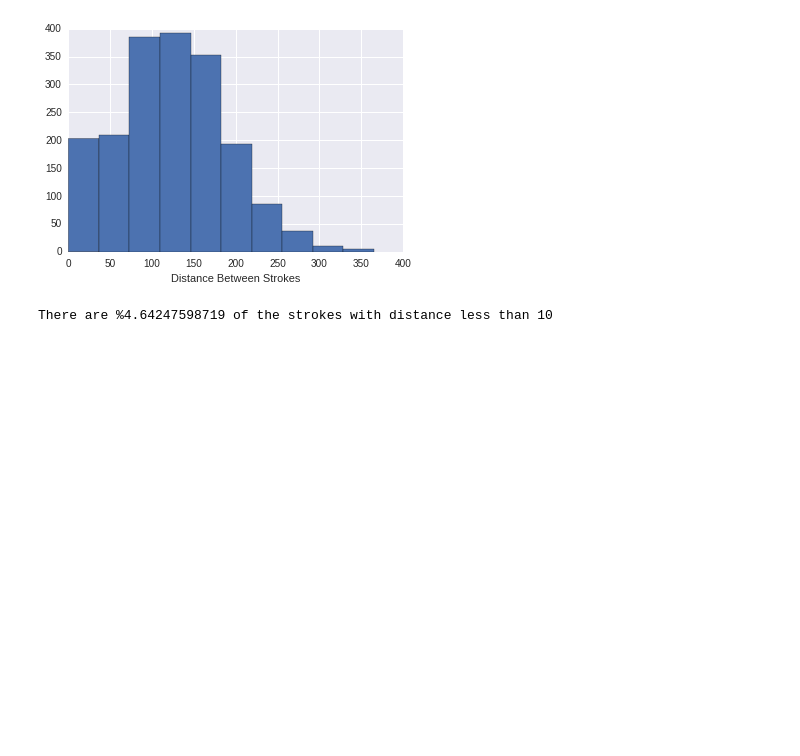
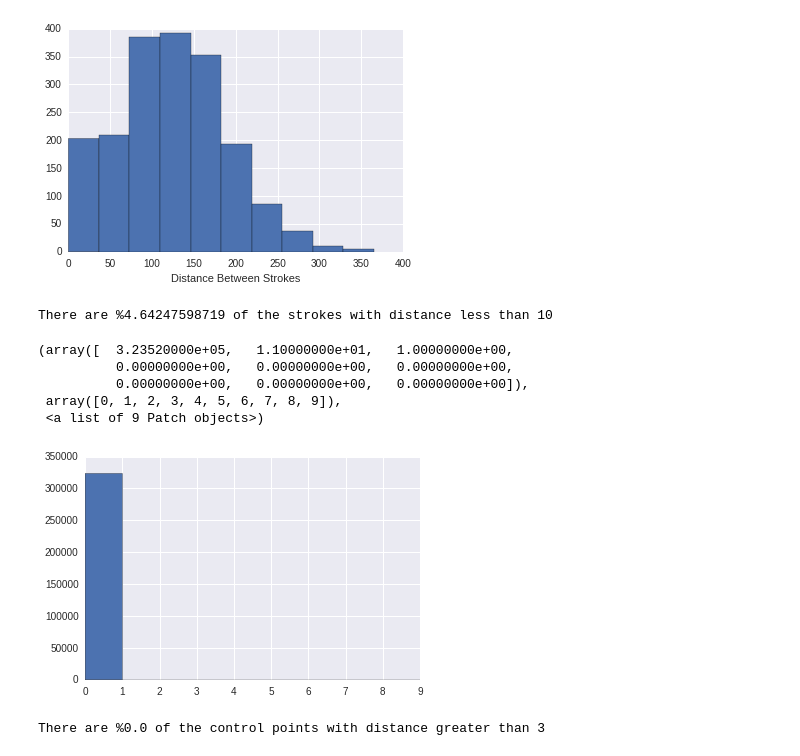
Before and after one commit to reza-asad/Hand-Writing-Recognition, a Jupyter notebook: model_evaluation/english_character_recognition.ipynb, the cells around one changed output. Cells and saved outputs as stored; diff of their text form; code cells hidden in the pictures; blank space fills up the shorter version.

```diff
--- a/model_evaluation/english_character_recognition.ipynb
+++ b/model_evaluation/english_character_recognition.ipynb
@@ -197,13 +197,13 @@ def find_dist(x,y):
 
 stroke_dist = []
 for record in recordings:
-    drawing = record[record.keys()[0]]
-    for i in range(1, len(drawing)):
+    strokes = record[record.keys()[0]]
+    for i in range(1, len(strokes)):
         # current point
-        s_curr = drawing[i][0]
+        s_curr = strokes[i][0]
 
         # previous point
-        s_prev = drawing[i-1][-1]
+        s_prev = strokes[i-1][-1]
         stroke_dist.append(find_dist(s_curr, s_prev))
 # %%
 # Plot the distribution of distance between strokes
@@ -223,6 +223,32 @@ percent_low_dist = len(filter(lambda x: x < threshold, stroke_dist))/float(len(s
 print 'There are %{} of the strokes with distance less than {}'.format(percent_low_dist, threshold)
 # %% [output]
 There are %4.64247598719 of the strokes with distance less than 10
+# %%
+# Find the distribution of speed betweeen consecutive points
+points_speed = []
+for record in recordings:
+    strokes = record[record.keys()[0]]
+    for stroke in strokes:
+        for i in range(1, len(stroke)):
+            speed = find_dist(stroke[i], stroke[i-1])/float(stroke[i]['time'])
+            points_speed.append(speed)
+# %%
+# Plot the distribution of the speed between consecutive points
+plt.hist(points_speed, bins=range(10))
+# %% [output]
+(array([  3.23520000e+05,   1.10000000e+01,   1.00000000e+00,
+          0.00000000e+00,   0.00000000e+00,   0.00000000e+00,
+          0.00000000e+00,   0.00000000e+00,   0.00000000e+00]),
+ array([0, 1, 2, 3, 4, 5, 6, 7, 8, 9]),
+ <a list of 9 Patch objects>)
+[figure, added]
+# %%
+# Find some stats on distance between strokes
+threshold = 3
+percent_low_dist = len(filter(lambda x: x > threshold, points_speed))/float(len(stroke_dist)) * 100
+print 'There are %{} of the control points with distance greater than {}'.format(percent_low_dist, threshold)
+# %% [output]
+There are %0.0 of the control points with distance greater than 3
 # %%
 # Some configuration needed for modifying the drawing record
 STOROKE_CONNECT_THERESHOLD=10
```
Also changed, not shown: parts of 5 cells of this notebook.
